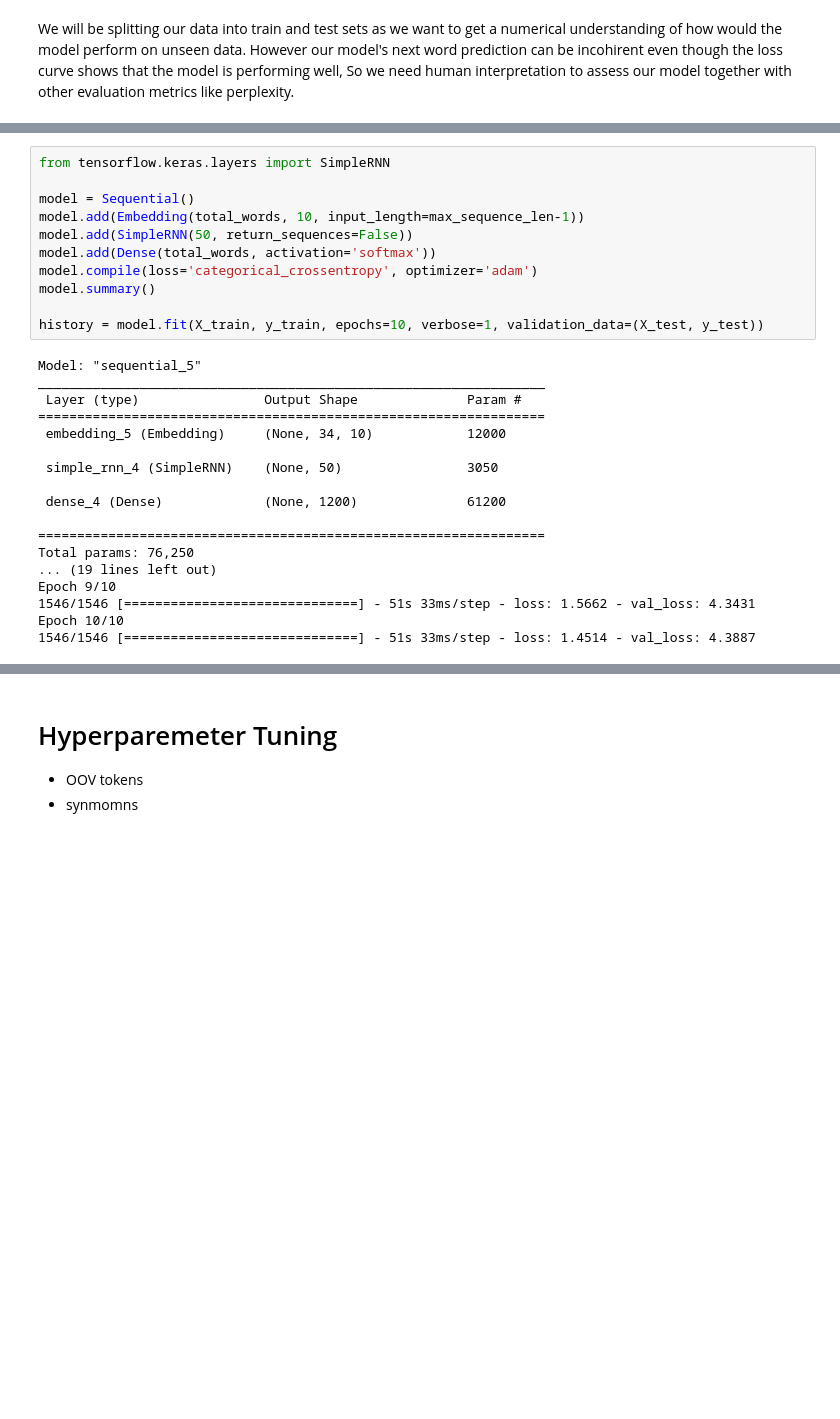
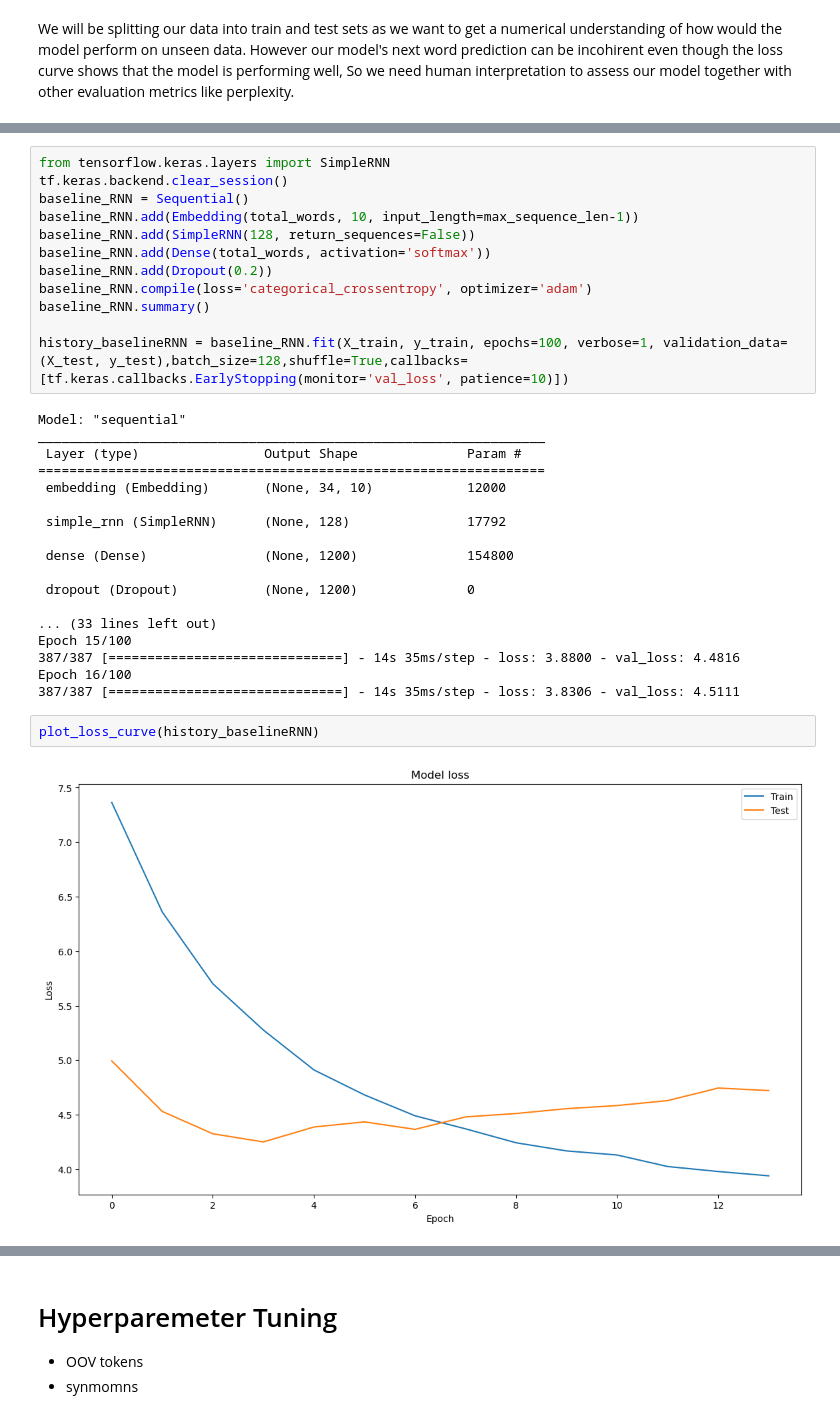
Before and after one commit to errnasty/Connvolution-and-Recurrent-Neural-Networks, a Jupyter notebook: RNN.ipynb, the cells around one changed output, grey strips where cells are left out. Saved outputs shown, nothing was run; the diff lists cells and outputs as text; blank space fills up the shorter version.

```diff
--- a/RNN.ipynb
+++ b/RNN.ipynb
@@ -579,29 +647,34 @@ We will be making a simple RNN model, with an Embedding layer to convert our tok
 # %%
 from tensorflow.keras.layers import SimpleRNN
+tf.keras.backend.clear_session()
+baseline_RNN = Sequential()
+baseline_RNN.add(Embedding(total_words, 10, input_length=max_sequence_len-1))
+baseline_RNN.add(SimpleRNN(128, return_sequences=False))
+baseline_RNN.add(Dense(total_words, activation='softmax'))
+baseline_RNN.add(Dropout(0.2))
+baseline_RNN.compile(loss='categorical_crossentropy', optimizer='adam')
+baseline_RNN.summary()
 
-model = Sequential()
-model.add(Embedding(total_words, 10, input_length=max_sequence_len-1))
-model.add(SimpleRNN(50, return_sequences=False))
-model.add(Dense(total_words, activation='softmax'))
-model.compile(loss='categorical_crossentropy', optimizer='adam')
-model.summary()
-
-history = model.fit(X_train, y_train, epochs=10, verbose=1, validation_data=(X_test, y_test))
+history_baselineRNN = baseline_RNN.fit(X_train, y_train, epochs=100, verbose=1, validation_data=(X_test, y_test),batch_size=128,shuffle=True,callbacks=[tf.keras.callbacks.EarlyStopping(monitor='val_loss', patience=10)])
 # %% [output]
-Model: "sequential_5"
+Model: "sequential"
 _________________________________________________________________
  Layer (type)                Output Shape              Param #
 =================================================================
- embedding_5 (Embedding)     (None, 34, 10)            12000
+ embedding (Embedding)       (None, 34, 10)            12000
 
- simple_rnn_4 (SimpleRNN)    (None, 50)                3050
+ simple_rnn (SimpleRNN)      (None, 128)               17792
 
- dense_4 (Dense)             (None, 1200)              61200
+ dense (Dense)               (None, 1200)              154800
 
-=================================================================
-Total params: 76,250
-... (19 lines left out)
-Epoch 9/10
-1546/1546 [==============================] - 51s 33ms/step - loss: 1.5662 - val_loss: 4.3431
-Epoch 10/10
-1546/1546 [==============================] - 51s 33ms/step - loss: 1.4514 - val_loss: 4.3887
+ dropout (Dropout)           (None, 1200)              0
+
+... (33 lines left out)
+Epoch 15/100
+387/387 [==============================] - 14s 35ms/step - loss: 3.8800 - val_loss: 4.4816
+Epoch 16/100
+387/387 [==============================] - 14s 35ms/step - loss: 3.8306 - val_loss: 4.5111
+# %%
+plot_loss_curve(history_baselineRNN)
+# %% [output]
+[figure, added]
```
Also changed, not shown: parts of 28 cells of this notebook, 7 other files.
